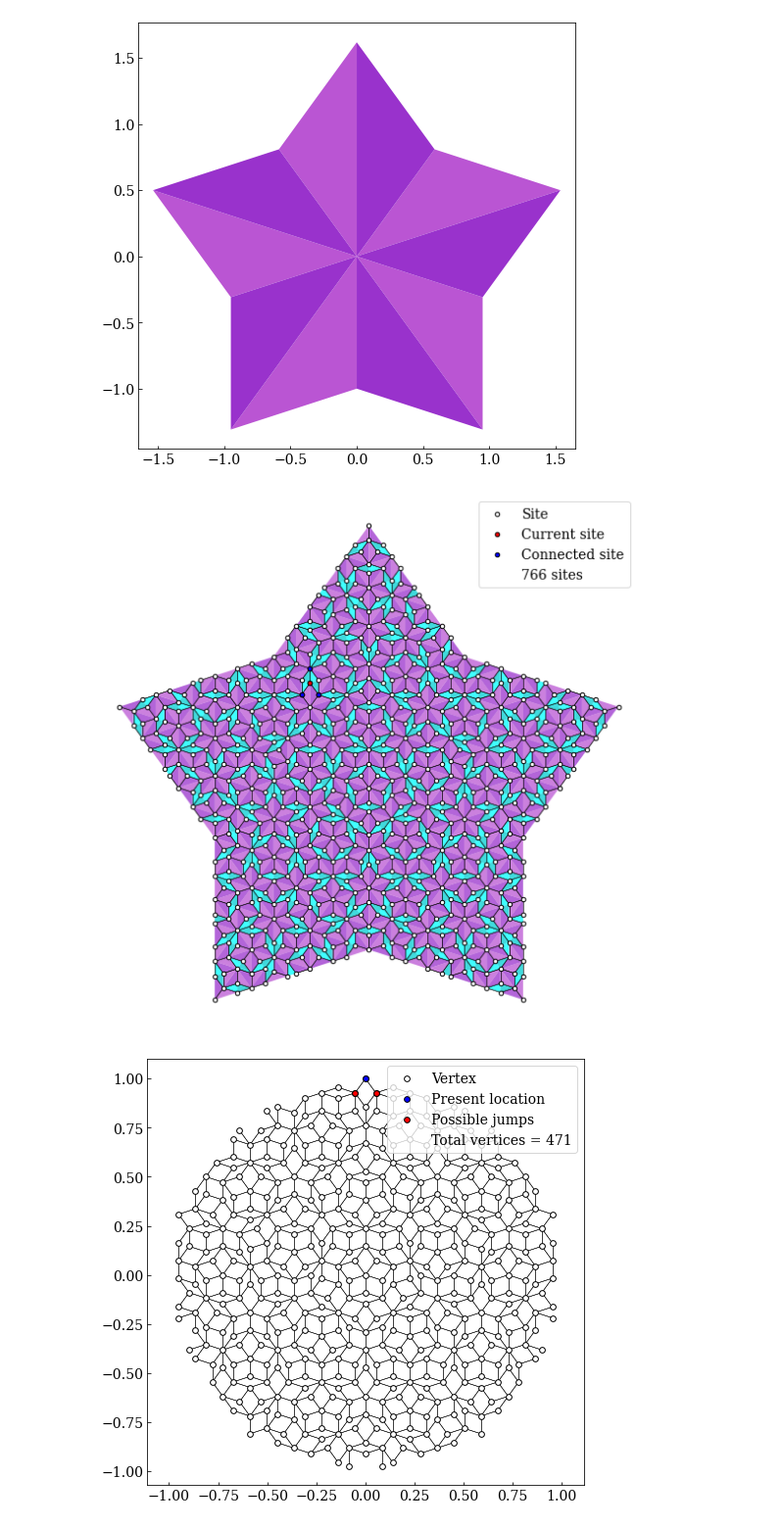
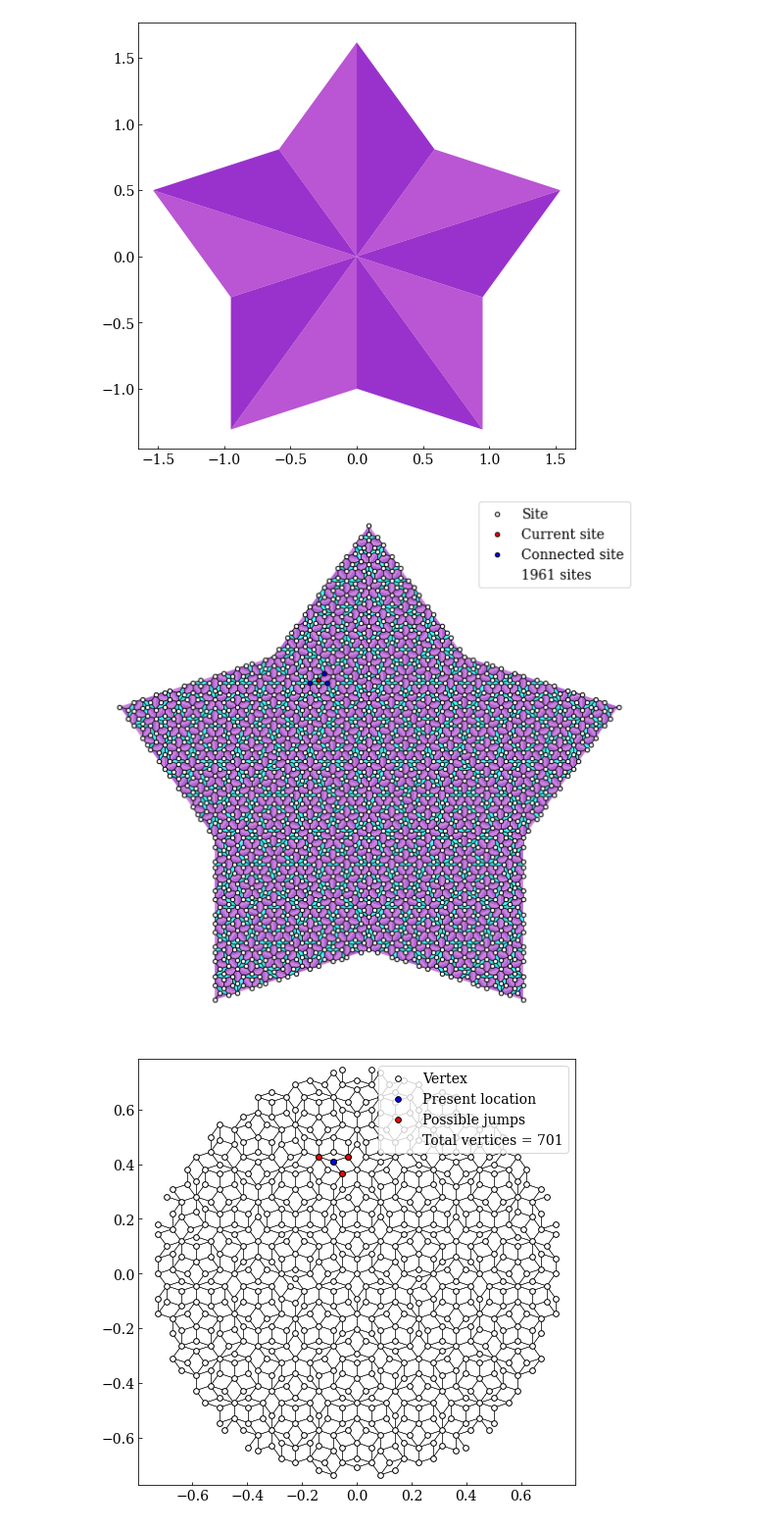
Before and after one commit to Kroghski/Bachelor, a Jupyter notebook: Code/Penrose/Penrose_tiling.ipynb, the cells around one changed output. Shown at 98% size. Saved outputs shown, nothing was run; the diff lists cells and outputs as text; code cells hidden in the pictures.

```diff
--- a/Code/Penrose/Penrose_tiling.ipynb
+++ b/Code/Penrose/Penrose_tiling.ipynb
@@ -460,7 +460,7 @@ for i in Ps:
     ys = [y for x,y in i[0]]
     ax.fill(xs,ys, i[1])
 
-decomp_number = 5
+decomp_number = 6
 coors, cols = recur_decomp(Ps, decomp_number)
 list_of_xs = xtractor(coors, Plotting= True)
 list_of_ys = ytractor(coors, Plotting= True)
@@ -541,10 +541,10 @@ ax.axis('off')
 plt.tight_layout()
 #plt.savefig('../../Illustrations/hofstadter_P3_tiling.png')
 # %% [output]
-[figure, old version]
+[figure, new version]
 # %%
 # Now we remove star edges for test of Bott indices
-filtered_grids = [coor for coor in test_points if np.linalg.norm(coor) <= 1]
+filtered_grids = [coor for coor in test_points if np.linalg.norm(coor) <= 0.75]
 filtered_jump_coors, filtered_jump_indices = jump_finder(filtered_grids)
 
 # Define figure
@@ -554,34 +554,34 @@ fig, ax = plt.subplots(figsize=(8,8))
 for i,j in zip(filtered_grids, filtered_jump_coors):
     xs = [w[0] for w in j]
     ys = [w[1] for w in j]
     for l,k in zip(xs,ys):
         ax.plot([i[0], l], [i[1], k], color= 'k', zorder= 1, linewidth= 0.5)
 
 
 # Choose index to highlight a specific vertex and its connecting points
 #ind_choice = int(len(z)*0.33)
 ind_choice = 23
 
 xs_jumps = [w[0] for w in filtered_jump_coors[ind_choice]]
 ys_jumps = [w[1] for w in filtered_jump_coors[ind_choice]]
 
 marker_size = 33
 
 xs = [x for x,y in filtered_grids]
 ys = [y for x,y in filtered_grids]
 
 ax.scatter(x= xs, y= ys, s= marker_size, facecolor= 'w', edgecolor= 'k', label= "Vertex", linewidth= 1)
 ax.scatter(x= filtered_grids[ind_choice][0], y= filtered_grids[ind_choice][1], s= marker_size, facecolor= 'b', edgecolor= 'k', label= "Present location", linewidth= 1)
 ax.scatter(x= xs_jumps, y= ys_jumps, s= marker_size, facecolor= 'r', edgecolor= 'k', label= "Possible jumps", linewidth= 1)
 ax.plot([],[], linestyle= '', label= "Total vertices = {}".format(len(filtered_grids)))
 
 ax.legend(loc= 1)
 
 ax.axis('equal')
 
 plt.show()
 # %% [output]
-[figure, old version]
+[figure, new version]
 # %%
 def Hamil_solve(grid_coor, jump_coor, jump_ind, B):
     # Define now a skeleton of the Hamiltonian
```
Also changed, not shown: parts of 2 cells of this notebook, 31 other files.
